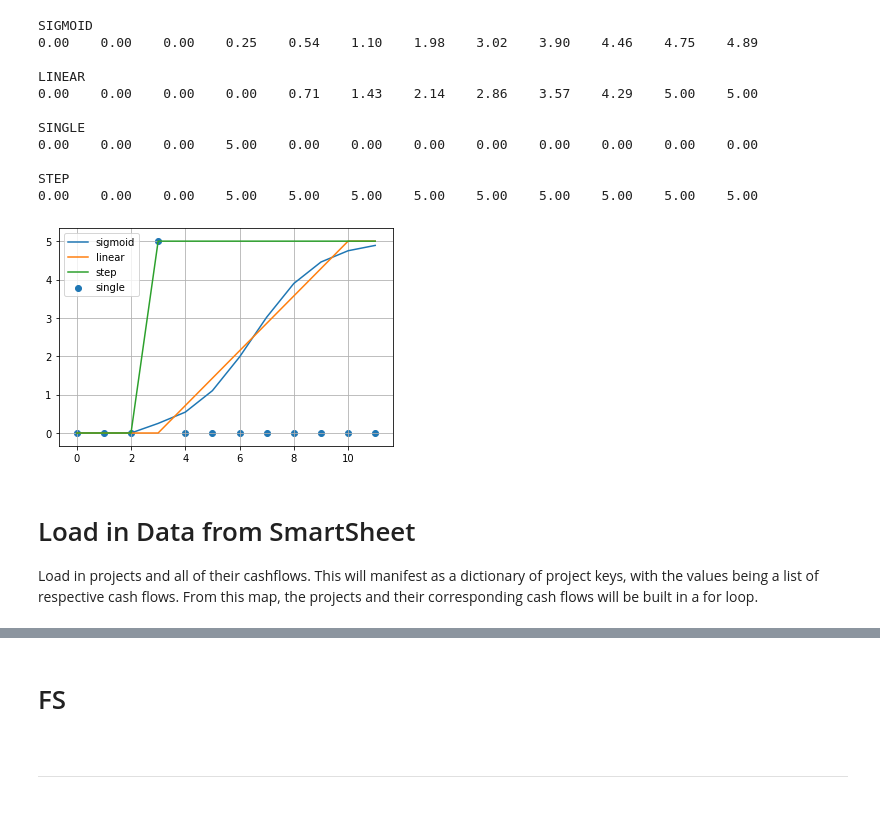
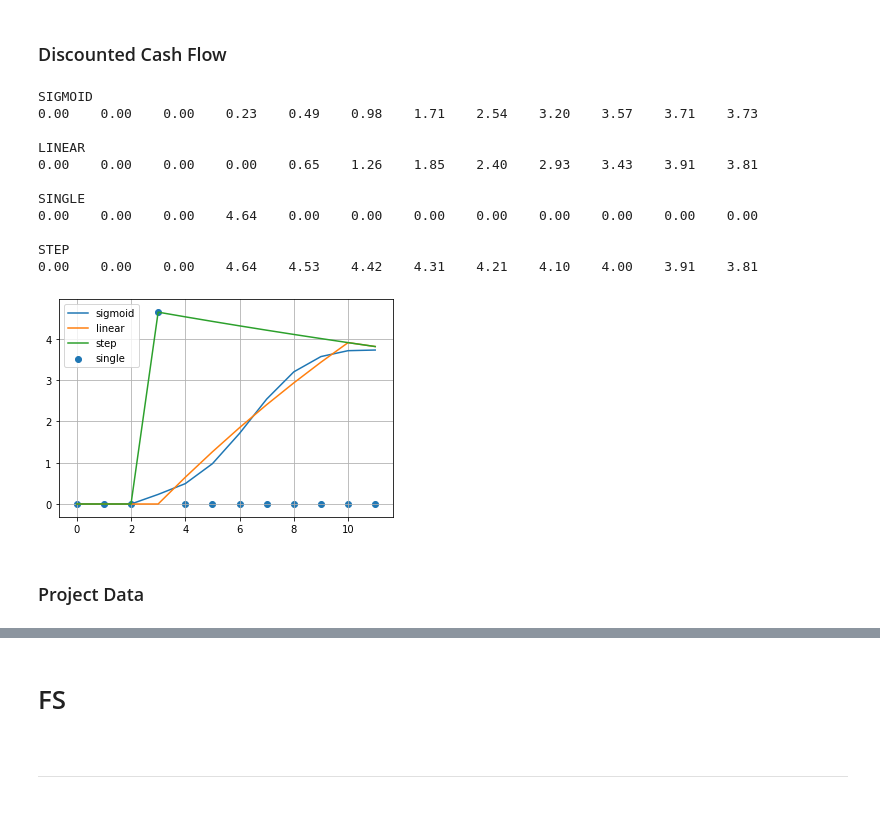
Before and after one commit to ldnelso2/portfolio, a Jupyter notebook: nz_portfolio_dashboard.ipynb, the cells around one changed output, grey strips where cells are left out. Cells and saved outputs as stored; diff of their text form; code cells hidden in the pictures.

Commit message:
add in discount rate

```diff
--- a/nz_portfolio_dashboard.ipynb
+++ b/nz_portfolio_dashboard.ipynb
@@ -29,17 +33,20 @@ quarter_labels = ['Q' + str(q) for q in quarters]
 # %%
 class CashFlow():
-    def __init__(self, delay_qtrs, is_cost, max_amt, scale_up_qtrs, function, name='', flow_id=uuid.uuid4(), tot_qtrs=12):
+    def __init__(self, delay_qtrs, discount_rate, is_cost, max_amt, scale_up_qtrs,
+                 function, name='', discounted=True, flow_id=uuid.uuid4(), tot_qtrs=12):
         if scale_up_qtrs < 2:
             raise Exception('the total number of quarters must be at least one')
 
+        self.delay_qtrs = delay_qtrs
+        self.discounted = discounted
+        self.discount_rate = discount_rate / 4 # annual discount rate -> quarterly
+        self.function = function # Will interpret an instance according to this setting
         self.id = flow_id
         self.is_cost = is_cost
-        self.function = function # Will interpret an instance according to this setting
-        self.delay_qtrs = delay_qtrs
+        self.max_amt = max_amt
         self.name = name
-        self.max_amt = max_amt
         self.scale_up_qtrs = scale_up_qtrs
-        self.tot_qtrs = tot_qtrs
+        self.tot_qtrs = tot_qtrs  # TODO: rename to "period"
 
     def _sigmoid(self, x):
         """
@@ -69,15 +76,23 @@ class CashFlow():
     def _step(self, x):
         return self.max_amt
 
+    def _discounted_cash_flow(self, f):
+        @wraps(f)
+        def discounted_wrapper(quarter_n):
+            return f(quarter_n) / (1 + self.discount_rate) ** quarter_n
+
+        return discounted_wrapper
+
     def _calculate_qtr(self, f):
         values = []
+        discounted_f = self._discounted_cash_flow(f) if self.discounted else f
         for quarter_n in range(0, self.tot_qtrs):
             if quarter_n < self.delay_qtrs:
                 values.append(0)
             else:
                 multiplier = -1 if self.is_cost else 1
                 # TODO: multiply by -1 here if it is a COST we are considering
-                values.append(multiplier * f(quarter_n))
+                values.append(multiplier * discounted_f(quarter_n))
         return values
 
     def quick_view(self):
@@ -113,12 +128,26 @@ class CashFlow():
 
     def to_json(self):
         return {
+            "delay_qtrs": self.delay_qtrs,
+            "discount_rate": self.discount_rate,
             "flow_id": str(self.id),
             "function": self.function,
-            "delay_qtrs": self.delay_qtrs,
             "is_cost": self.is_cost,
             "name": self.name,
             "max_amt": self.max_amt,
             "scale_up_qtrs": self.scale_up_qtrs,
             "tot_qtrs": self.tot_qtrs,
         }
+
+def pp(name, lst):
+    print(f"\n{name}")
+    print('\t'.join(["{0:.2f}".format(i) for i in lst]))
+
+cf = CashFlow(name='test', discount_rate=.1, discounted=False, delay_qtrs = 3, max_amt = 5, scale_up_qtrs = 7, function='linear', is_cost=False)
+
+pp('SIGMOID', cf.sigmoid_qtr)
+pp('LINEAR', cf.linear_qtr)
+pp('SINGLE', cf.single_qtr)
+pp('STEP', cf.step_qtr)
+
+cf.quick_view()
@@ -125,29 +167,27 @@ class CashFlow():
+# %% [markdown]
+### Discounted Cash Flow
 # %%
-def pp(name, lst):
-    print(f"\n{name}")
-    print('\t'.join(["{0:.2f}".format(i) for i in lst]))
 
-cf = CashFlow(name='test', delay_qtrs = 3, max_amt = 5, scale_up_qtrs = 7, function='linear', is_cost=False)
-
+cf = CashFlow(name='test', discount_rate=.1, discounted=True, delay_qtrs = 3, max_amt = 5, scale_up_qtrs = 7, function='linear', is_cost=False)
 pp('SIGMOID', cf.sigmoid_qtr)
 pp('LINEAR', cf.linear_qtr)
 pp('SINGLE', cf.single_qtr)
 pp('STEP', cf.step_qtr)
 
 cf.quick_view()
 # %% [output]
 SIGMOID
-0.00    0.00    0.00    0.25    0.54    1.10    1.98    3.02    3.90    4.46    4.75    4.89
+0.00    0.00    0.00    0.23    0.49    0.98    1.71    2.54    3.20    3.57    3.71    3.73
 
 LINEAR
-0.00    0.00    0.00    0.00    0.71    1.43    2.14    2.86    3.57    4.29    5.00    5.00
+0.00    0.00    0.00    0.00    0.65    1.26    1.85    2.40    2.93    3.43    3.91    3.81
 
 SINGLE
-0.00    0.00    0.00    5.00    0.00    0.00    0.00    0.00    0.00    0.00    0.00    0.00
+0.00    0.00    0.00    4.64    0.00    0.00    0.00    0.00    0.00    0.00    0.00    0.00
 
 STEP
-0.00    0.00    0.00    5.00    5.00    5.00    5.00    5.00    5.00    5.00    5.00    5.00
+0.00    0.00    0.00    4.64    4.53    4.42    4.31    4.21    4.10    4.00    3.91    3.81
-[figure, old version]
+[figure, new version]
 # %%
 class Styles():
     CONTAINER = "padding: 0; display: flex;"
@@ -320,9 +363,8 @@ class Project():
 # R2K
 # %%
 # r2k = Project('r2k')
-# %% [markdown]
-# Load in Data from SmartSheet
-Load in projects and all of their cashflows. This will manifest as a dictionary of project keys, with the values being a list of respective cash flows. From this map, the projects and their corresponding cash flows will be built in a for loop.
+# %% [markdown]
+### Project Data
 # %%
 access_token = 'u1zwu2cf2708fdfuy6y46ttwx3'
 sheet_id = 3317327430215556
```
Also changed, not shown: parts of 13 cells of this notebook.
